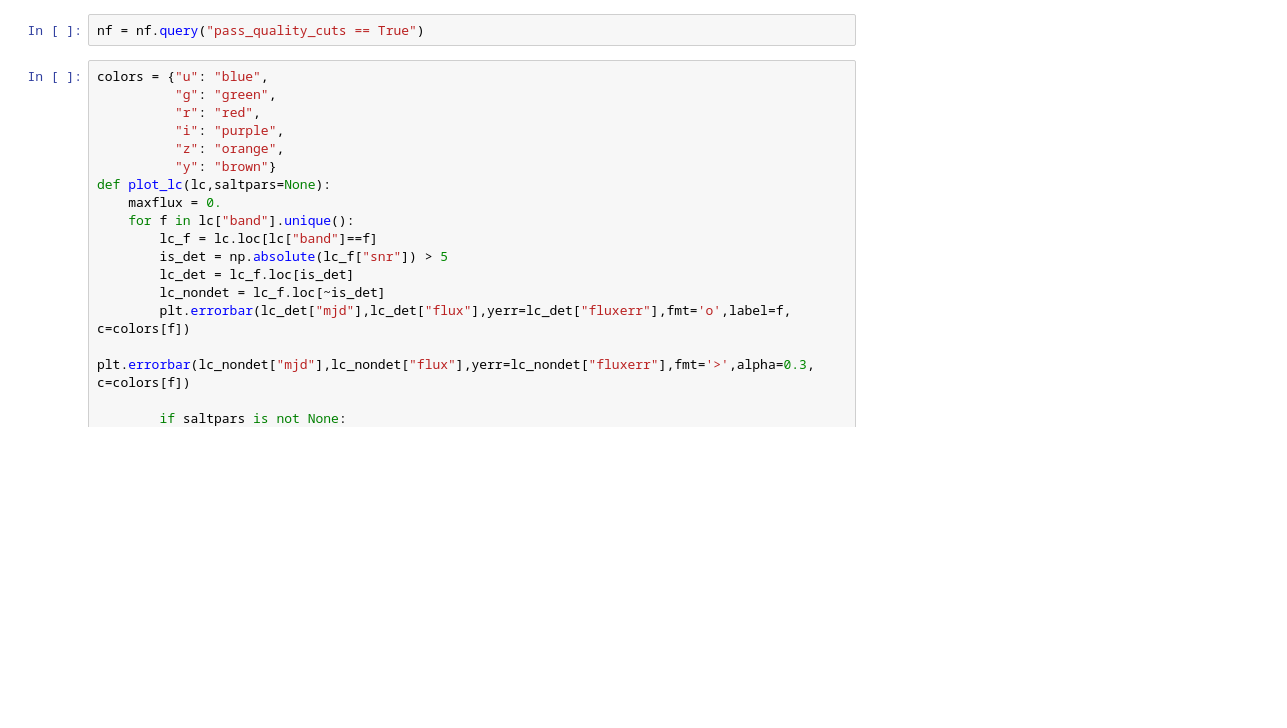
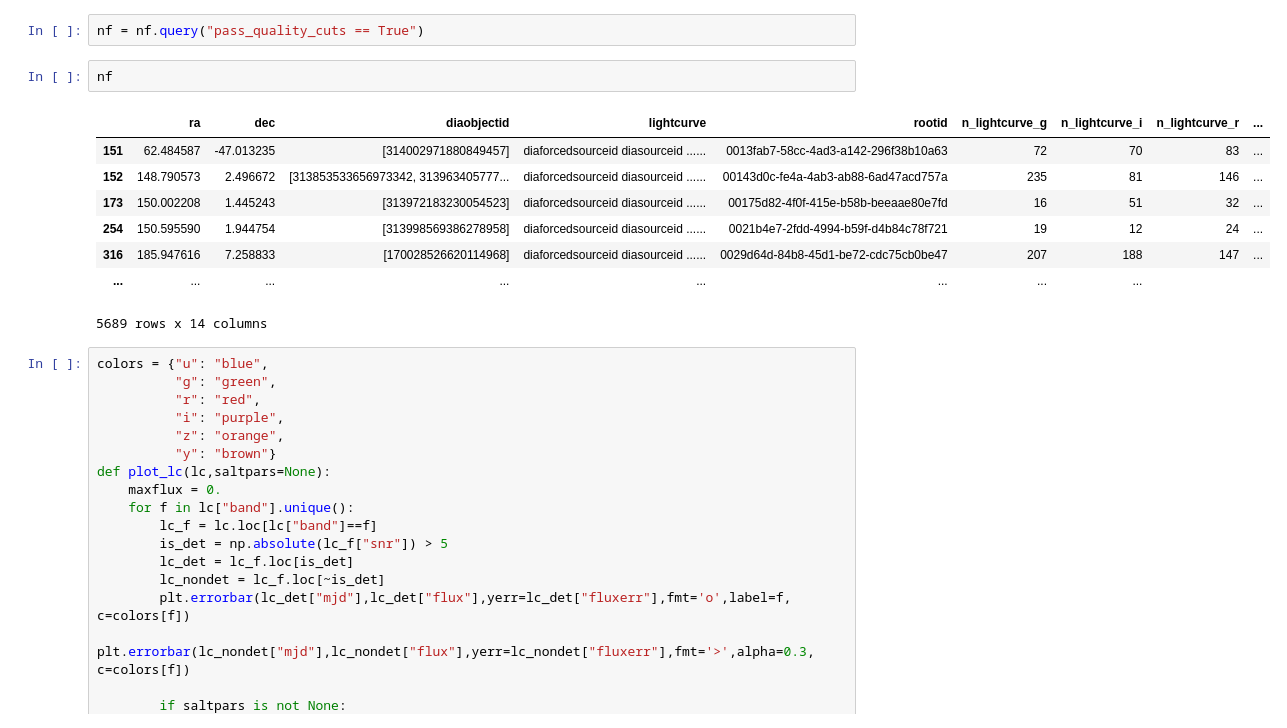
Before and after one commit to mi-dai/fastdb_util, a Jupyter notebook: plot_lightcurves.ipynb, the cells around one changed output. Cells and saved outputs as stored; diff of their text form; blank space fills up the shorter version.

```diff
--- a/plot_lightcurves.ipynb
+++ b/plot_lightcurves.ipynb
@@ -60,6 +90,17 @@ nf = nf.map_rows(lc_quality_cuts,
                  append_columns=True)
 # %%
 nf = nf.query("pass_quality_cuts == True")
+# %%
+nf
+# %% [output]
+|  | ra | dec | diaobjectid | lightcurve | rootid | n_lightcurve_g | n_lightcurve_i | n_lightcurve_r | ... |
+| 151 | 62.484587 | -47.013235 | [314002971880849457] | diaforcedsourceid diasourceid ...... | 0013fab7-58cc-4ad3-a142-296f38b10a63 | 72 | 70 | 83 | ... |
+| 152 | 148.790573 | 2.496672 | [313853533656973342, 313963405777... | diaforcedsourceid diasourceid ...... | 00143d0c-fe4a-4ab3-ab88-6ad47acd757a | 235 | 81 | 146 | ... |
+| 173 | 150.002208 | 1.445243 | [313972183230054523] | diaforcedsourceid diasourceid ...... | 00175d82-4f0f-415e-b58b-beeaae80e7fd | 16 | 51 | 32 | ... |
+| 254 | 150.595590 | 1.944754 | [313998569386278958] | diaforcedsourceid diasourceid ...... | 0021b4e7-2fdd-4994-b59f-d4b84c78f721 | 19 | 12 | 24 | ... |
+| 316 | 185.947616 | 7.258833 | [170028526620114968] | diaforcedsourceid diasourceid ...... | 0029d64d-84b8-45d1-be72-cdc75cb0be47 | 207 | 188 | 147 | ... |
+| ... | ... | ... | ... | ... | ... | ... | ... |
+5689 rows x 14 columns
 # %%
 colors = {"u": "blue",
           "g": "green",
```
Also changed, not shown: parts of 4 cells of this notebook.
